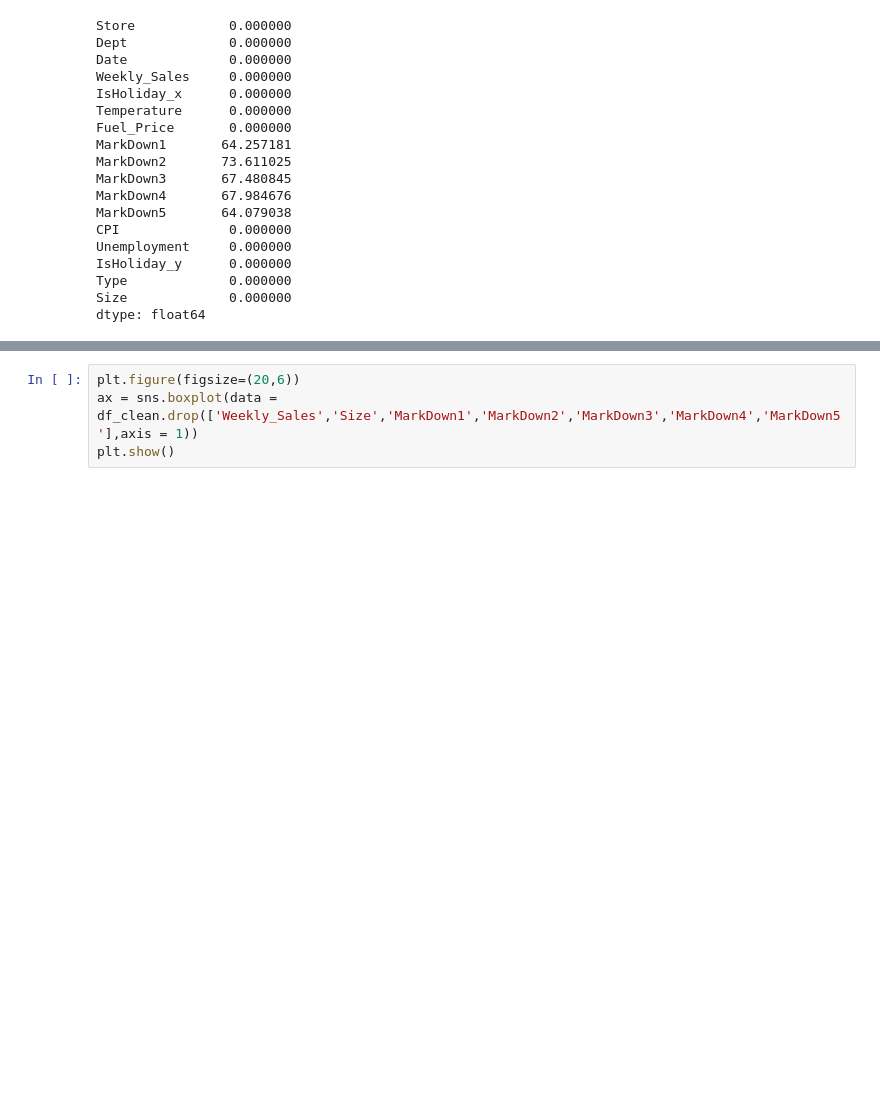
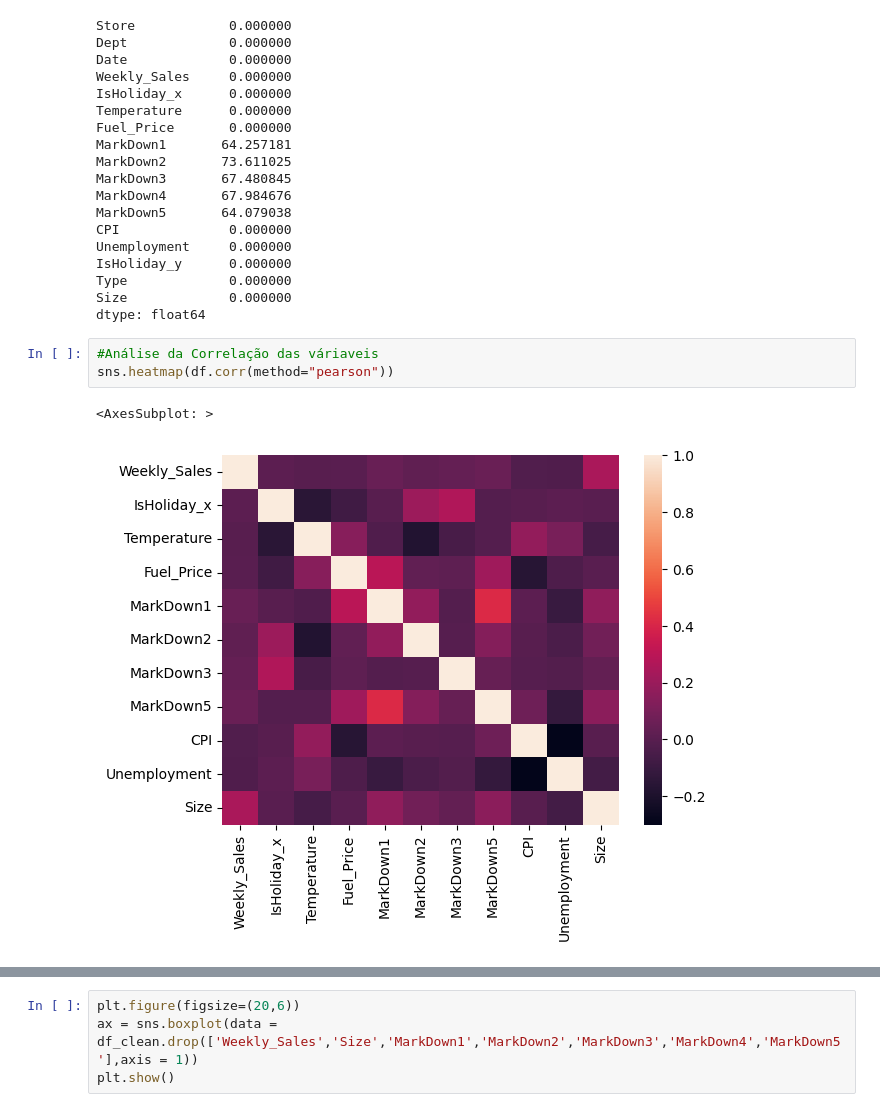
Before and after one commit to JeanBonatto/ProjetoWalmartAnalitcsAndPredict, a Jupyter notebook: WalmartAnalitcs.ipynb, the cells around one changed output, grey strips where cells are left out. Cells and saved outputs as stored; diff of their text form; blank space fills up the shorter version.

```diff
--- a/WalmartAnalitcs.ipynb
+++ b/WalmartAnalitcs.ipynb
@@ -217,6 +217,12 @@ IsHoliday_y      0.000000
 Type             0.000000
 Size             0.000000
 dtype: float64
+# %%
+#Análise da Correlação das váriaveis
+sns.heatmap(df.corr(method="pearson"))
+# %% [output]
+<AxesSubplot: >
+[figure, added]
 # %%
 #A variavel MarkDown1 à 5 é referente a promoção, é coerente ter muitos nulos.
     #Os mesmos serão substituidos por 0(zero).
```
Also changed, not shown: parts of 90 cells of this notebook.
